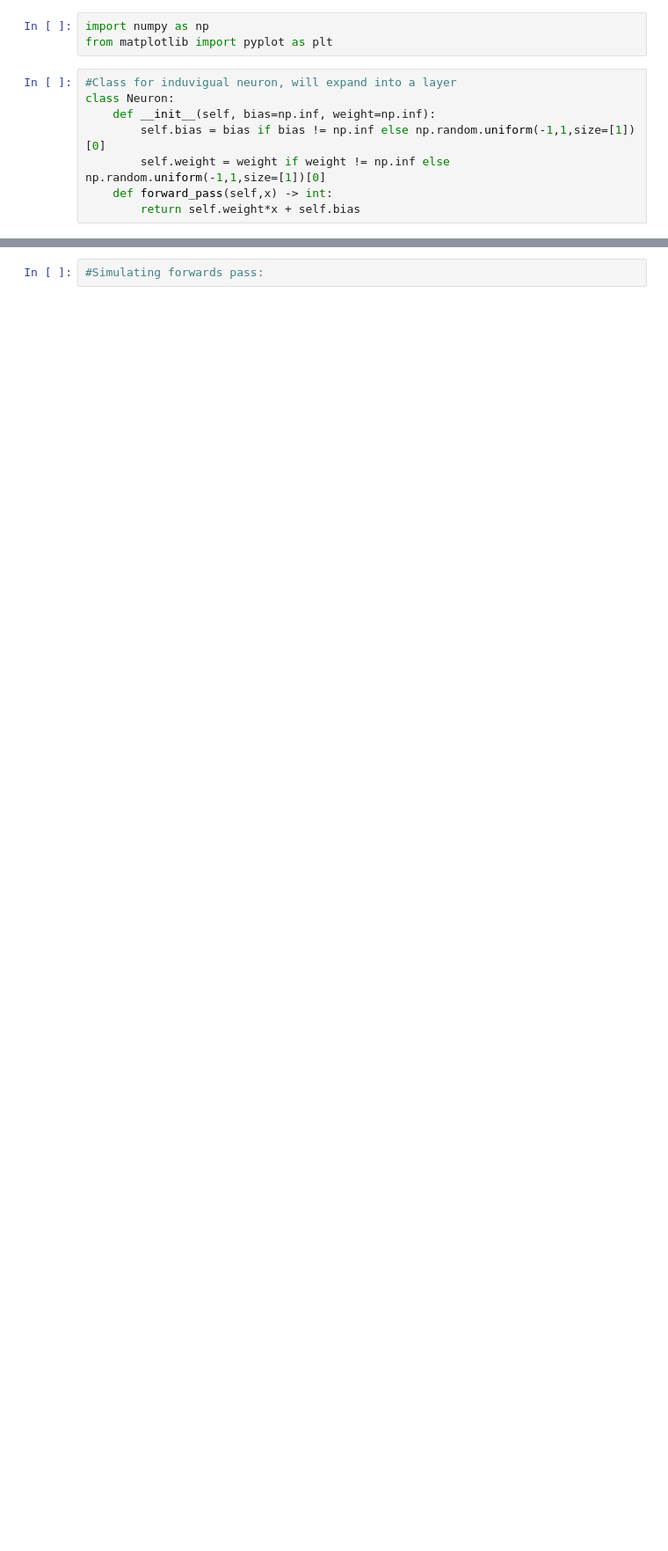
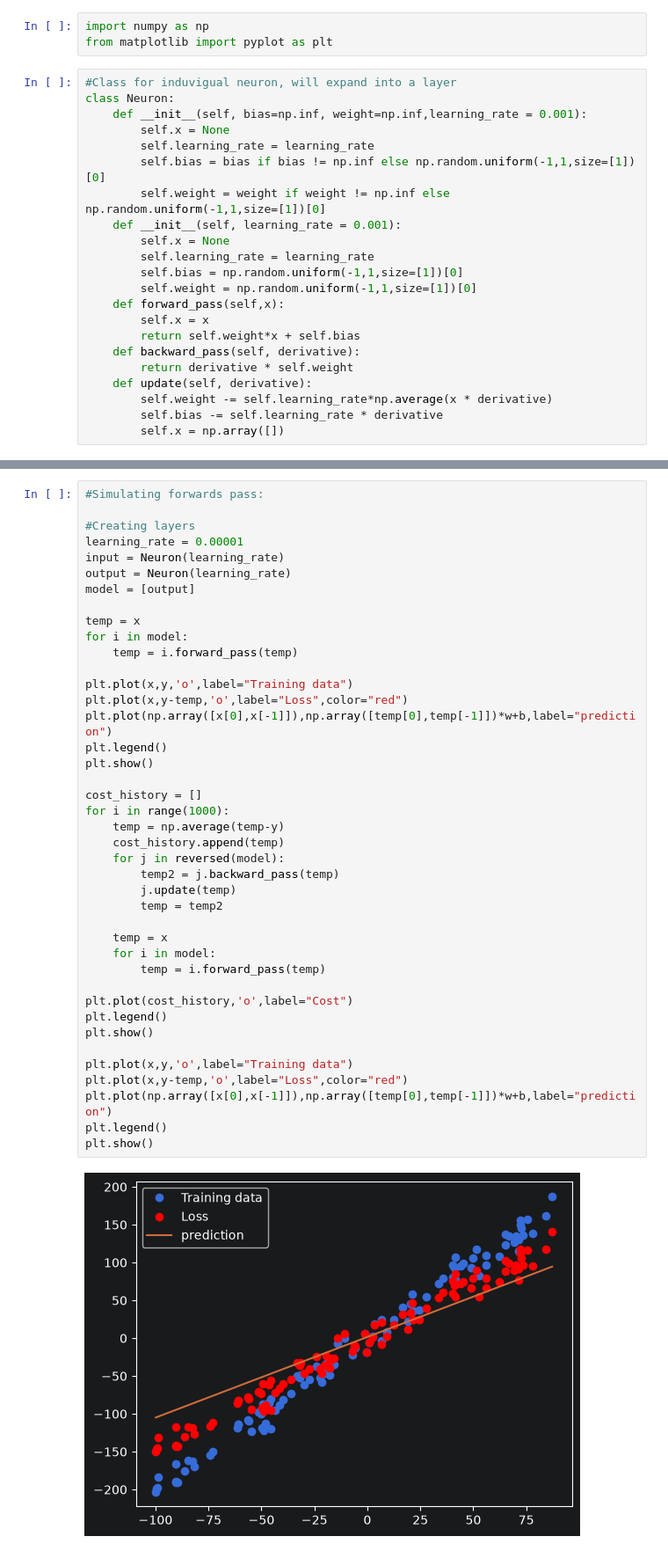
Before and after one commit to S-M-production/Reinforcement-Learning-Basics, a Jupyter notebook: notebooks/models/multi_layer_perceptron_back_propagation.ipynb, the cells around one changed output, grey strips where cells are left out. Shown at 88% size. Drawn from its saved outputs; the diff is of its cells as text; blank space fills up the shorter version.

```diff
--- a/notebooks/models/multi_layer_perceptron_back_propagation.ipynb
+++ b/notebooks/models/multi_layer_perceptron_back_propagation.ipynb
@@ -4,8 +4,22 @@ from matplotlib import pyplot as plt
 # %%
 #Class for induvigual neuron, will expand into a layer
 class Neuron:
-    def __init__(self, bias=np.inf, weight=np.inf):
+    def __init__(self, bias=np.inf, weight=np.inf,learning_rate = 0.001):
+        self.x = None
+        self.learning_rate = learning_rate
         self.bias = bias if bias != np.inf else np.random.uniform(-1,1,size=[1])[0]
         self.weight = weight if weight != np.inf else np.random.uniform(-1,1,size=[1])[0]
-    def forward_pass(self,x) -> int:
+    def __init__(self, learning_rate = 0.001):
+        self.x = None
+        self.learning_rate = learning_rate
+        self.bias = np.random.uniform(-1,1,size=[1])[0]
+        self.weight = np.random.uniform(-1,1,size=[1])[0]
+    def forward_pass(self,x):
+        self.x = x
         return self.weight*x + self.bias
+    def backward_pass(self, derivative):
+        return derivative * self.weight
+    def update(self, derivative):
+        self.weight -= self.learning_rate*np.average(x * derivative)
+        self.bias -= self.learning_rate * derivative
+        self.x = np.array([])
@@ -30,2 +51,43 @@ plt.show()
 # %%
 #Simulating forwards pass:
+
+#Creating layers
+learning_rate = 0.00001
+input = Neuron(learning_rate)
+output = Neuron(learning_rate)
+model = [output]
+
+temp = x
+for i in model:
+    temp = i.forward_pass(temp)
+
+plt.plot(x,y,'o',label="Training data")
+plt.plot(x,y-temp,'o',label="Loss",color="red")
+plt.plot(np.array([x[0],x[-1]]),np.array([temp[0],temp[-1]])*w+b,label="prediction")
+plt.legend()
+plt.show()
+
+cost_history = []
+for i in range(1000):
+    temp = np.average(temp-y)
+    cost_history.append(temp)
+    for j in reversed(model):
+        temp2 = j.backward_pass(temp)
+        j.update(temp)
+        temp = temp2
+
+    temp = x
+    for i in model:
+        temp = i.forward_pass(temp)
+
+plt.plot(cost_history,'o',label="Cost")
+plt.legend()
+plt.show()
+
+plt.plot(x,y,'o',label="Training data")
+plt.plot(x,y-temp,'o',label="Loss",color="red")
+plt.plot(np.array([x[0],x[-1]]),np.array([temp[0],temp[-1]])*w+b,label="prediction")
+plt.legend()
+plt.show()
+# %% [output]
+[figure, added]
```
Also changed, not shown: parts of 4 cells of this notebook.
